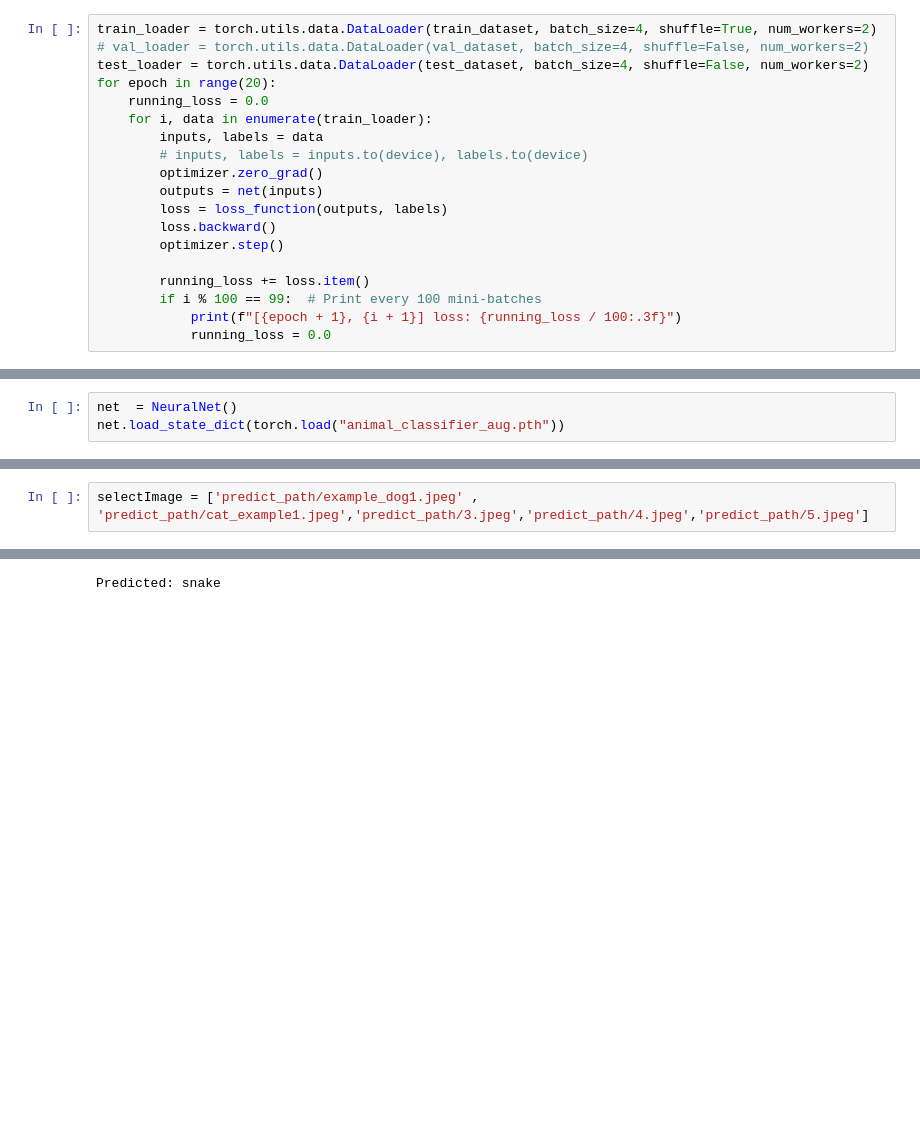
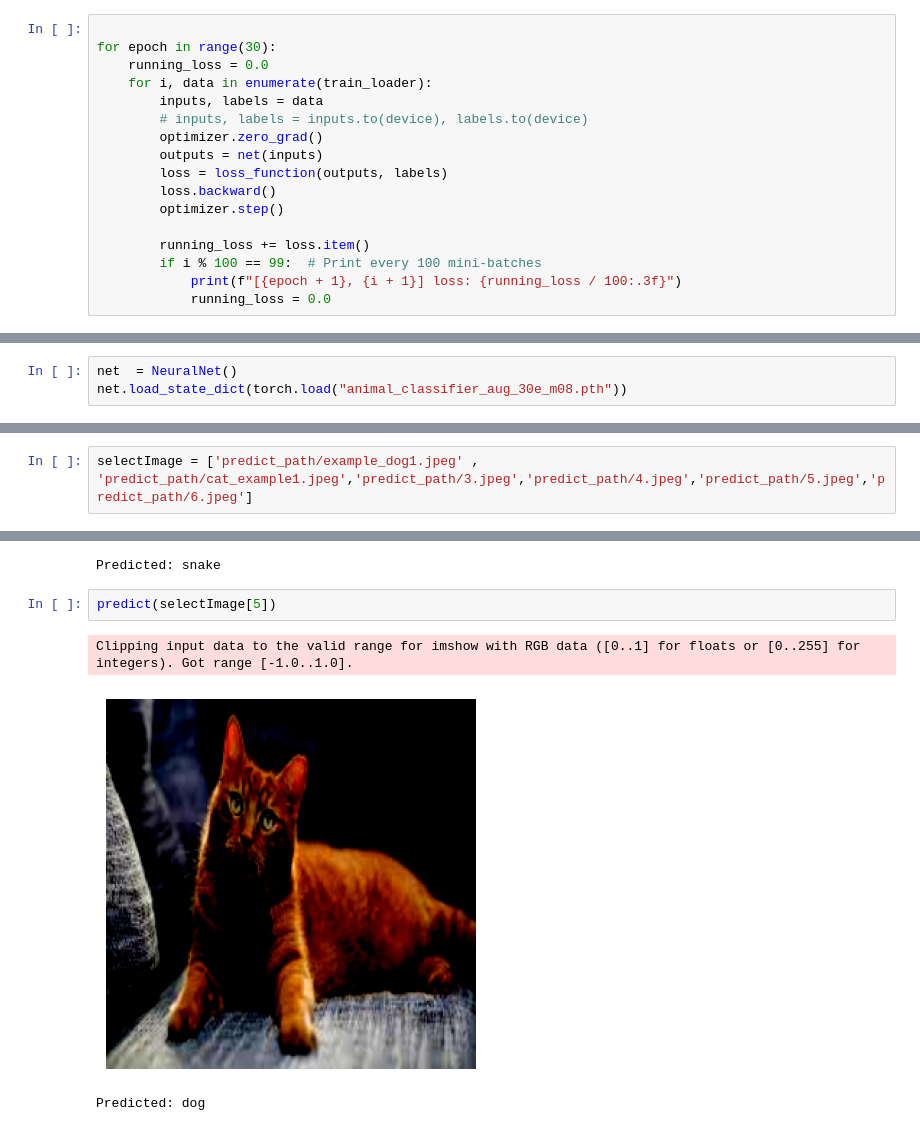
Before and after one commit to phnormalguy/Animal-Image-Classification, a Jupyter notebook: modeling.ipynb, the cells around one changed output, grey strips where cells are left out. Cells and saved outputs as stored; diff of their text form; blank space fills up the shorter version.

```diff
--- a/modeling.ipynb
+++ b/modeling.ipynb
@@ -130,10 +165,8 @@ device = torch.device("cuda" if torch.cuda.is_available() else "cpu")
 loss_function = nn.CrossEntropyLoss()
 optimizer = optim.SGD(net.parameters(), lr=0.001,momentum=0.9)
 # %%
-train_loader = torch.utils.data.DataLoader(train_dataset, batch_size=4, shuffle=True, num_workers=2)
-# val_loader = torch.utils.data.DataLoader(val_dataset, batch_size=4, shuffle=False, num_workers=2)
-test_loader = torch.utils.data.DataLoader(test_dataset, batch_size=4, shuffle=False, num_workers=2)
-for epoch in range(20):
+
+for epoch in range(30):
     running_loss = 0.0
     for i, data in enumerate(train_loader):
         inputs, labels = data
@@ -174,6 +207,6 @@ Model saved as animal_classifier_aug.pth
 # %%
 net  = NeuralNet()
-net.load_state_dict(torch.load("animal_classifier_aug.pth"))
+net.load_state_dict(torch.load("animal_classifier_aug_30e_m08.pth"))
 # %% [output]
 <All keys matched successfully>
 # %%
@@ -235,7 +269,7 @@ def predict(image_path):
     plt.show()
     print(f"Predicted: {class_names[predicted.item()]}")
 # %%
-selectImage = ['predict_path/example_dog1.jpeg' , 'predict_path/cat_example1.jpeg','predict_path/3.jpeg','predict_path/4.jpeg','predict_path/5.jpeg']
+selectImage = ['predict_path/example_dog1.jpeg' , 'predict_path/cat_example1.jpeg','predict_path/3.jpeg','predict_path/4.jpeg','predict_path/5.jpeg','predict_path/6.jpeg']
 # %%
 predict(selectImage[0])
 # %% [output]
@@ -266,3 +300,9 @@ predict(selectImage[4])
 Clipping input data to the valid range for imshow with RGB data ([0..1] for floats or [0..255] for integers). Got range [-1.0..0.9843137].
 [figure]
 Predicted: snake
+# %%
+predict(selectImage[5])
+# %% [output]
+Clipping input data to the valid range for imshow with RGB data ([0..1] for floats or [0..255] for integers). Got range [-1.0..1.0].
+[figure, added]
+Predicted: dog
```
Also changed, not shown: parts of 10 cells of this notebook, 4 other files.
